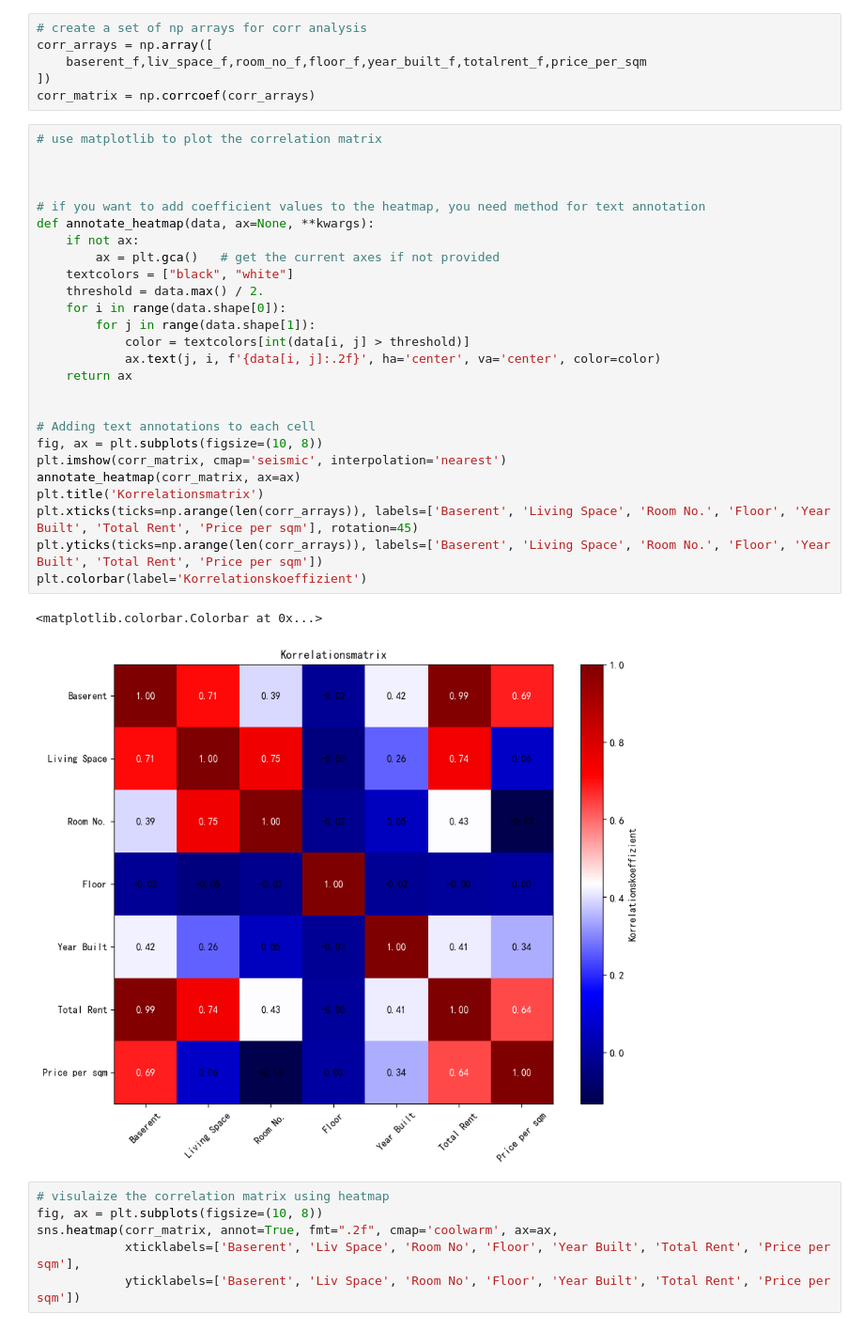
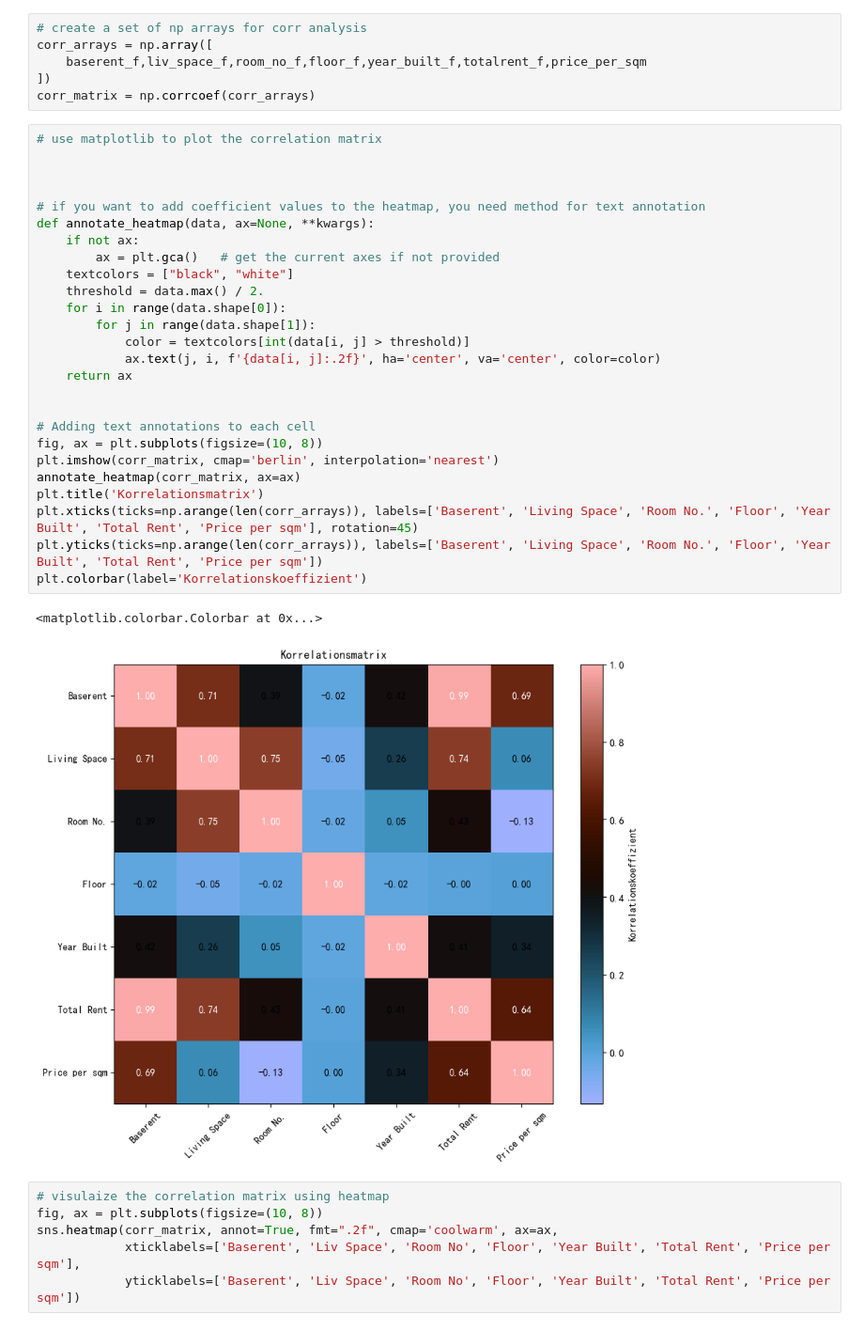
Before and after one commit to dietertao/b_python_dshb_cn, a Jupyter notebook: docs/Chapter02/1.2.ds_projet_np02.ipynb, the cells around one changed output. Shown at 94% size. Drawn from its saved outputs; the diff is of its cells as text.

```diff
--- a/docs/Chapter02/1.2.ds_projet_np02.ipynb
+++ b/docs/Chapter02/1.2.ds_projet_np02.ipynb
@@ -856,32 +859,32 @@ corr_matrix = np.corrcoef(corr_arrays)
 # %%
 # use matplotlib to plot the correlation matrix
 
 
 
 # if you want to add coefficient values to the heatmap, you need method for text annotation
 def annotate_heatmap(data, ax=None, **kwargs):
     if not ax:
         ax = plt.gca()   # get the current axes if not provided
     textcolors = ["black", "white"]
     threshold = data.max() / 2.
     for i in range(data.shape[0]):
         for j in range(data.shape[1]):
             color = textcolors[int(data[i, j] > threshold)]
             ax.text(j, i, f'{data[i, j]:.2f}', ha='center', va='center', color=color)
     return ax
 
 
 # Adding text annotations to each cell
 fig, ax = plt.subplots(figsize=(10, 8))
-plt.imshow(corr_matrix, cmap='seismic', interpolation='nearest')
+plt.imshow(corr_matrix, cmap='berlin', interpolation='nearest')
 annotate_heatmap(corr_matrix, ax=ax)
 plt.title('Korrelationsmatrix')
 plt.xticks(ticks=np.arange(len(corr_arrays)), labels=['Baserent', 'Living Space', 'Room No.', 'Floor', 'Year Built', 'Total Rent', 'Price per sqm'], rotation=45)
 plt.yticks(ticks=np.arange(len(corr_arrays)), labels=['Baserent', 'Living Space', 'Room No.', 'Floor', 'Year Built', 'Total Rent', 'Price per sqm'])
 plt.colorbar(label='Korrelationskoeffizient')
 # %% [output]
 <matplotlib.colorbar.Colorbar at 0x...>
-[figure, old version]
+[figure, new version]
 # %%
 # visulaize the correlation matrix using heatmap
 fig, ax = plt.subplots(figsize=(10, 8))
```
Also changed, not shown: parts of 5 cells of this notebook, 1 other file.
